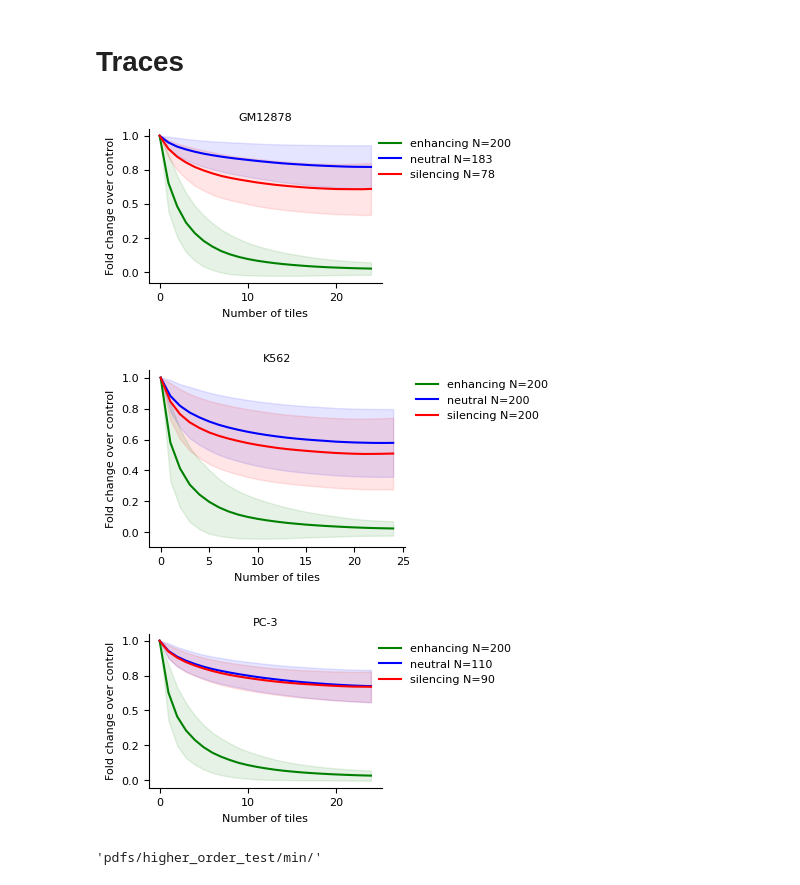
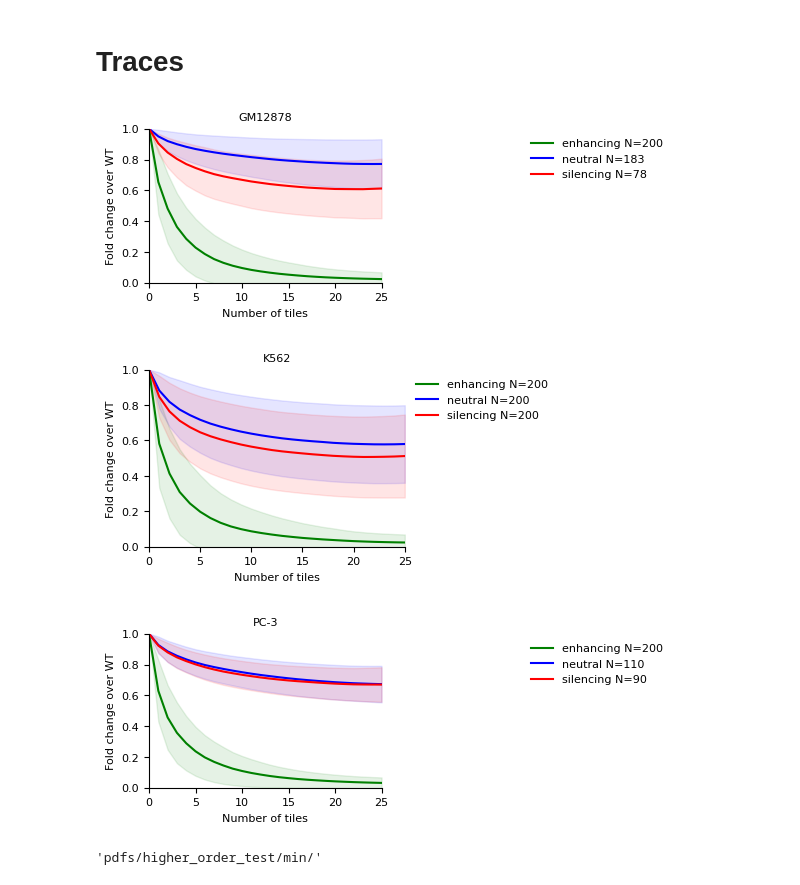
Before and after one commit to p-koo/creme-nn, a Jupyter notebook: figures/enhancer_greedy_search.ipynb, the cells around one changed output. Cells and saved outputs as stored; diff of their text form; code cells hidden in the pictures.

```diff
--- a/figures/enhancer_greedy_search.ipynb
+++ b/figures/enhancer_greedy_search.ipynb
@@ -19,7 +20,7 @@ To enable them in other operations, rebuild TensorFlow with the appropriate comp
 cell_lines = ['PC-3', 'GM12878', 'K562']
 model_name = 'enformer'
 optimization_name = 'min'
-N_iters = 25
+N_iters = 26
 _, cre_tiles = utils.set_tile_range(196608, 5000)
 pdf_base_dir = utils.make_dir('pdfs')
 pdf_dir = utils.make_dir(f"{utils.make_dir(f'{pdf_base_dir}/higher_order_test/')}{optimization_name}/")
@@ -56,10 +57,14 @@ for (context, cell_line), context_maps in location_maps.groupby(['context', 'cel
     g.ax_marg_x.tick_params(axis='x', bottom=False, labelbottom=False)
     g.ax_marg_y.tick_params(axis='y', left=False, labelleft=False)
     # remove ticks showing the heights of the histograms
-    g.ax_marg_x.tick_params(axis='y', left=False, labelleft=False)
+    # g.ax_marg_x.tick_params(axis='y', left=False, labelleft=False)
     g.ax_marg_y.tick_params(axis='x', bottom=False, labelbottom=False)
+    plt.setp(g.ax_marg_x.get_yticklabels(), visible=True,  fontsize=fontsize)
 
-    g.fig.set_size_inches(3.3, 3.8)  # jointplot creates its own figure, the size can only be changed afterwards
+    if cell_line == 'K562':
+        g.fig.set_size_inches(3.3, 3)
+    else:
+        g.fig.set_size_inches(2, 3)  # jointplot creates its own figure, the size can only be changed afterwards
     # g.fig.subplots_adjust(hspace=0.3) # optionally more space for the tick labels
     g.fig.subplots_adjust(hspace=0.05, wspace=0.02)  # less spaced needed when there are no tick labels
     g.fig.suptitle(f'{cell_line} | {context} context', fontsize=fontsize)
@@ -93,37 +96,41 @@ color_map = {'enhancing': 'g', 'neutral':'b', 'silencing':'r'}
 for (cell_line), all_context_data in all_traces.groupby('cell_line'):
     if cell_line == 'K562':
         fig, ax = plt.subplots(1, 1, figsize=[3.3,2.3])
     else:
         fig, ax = plt.subplots(1, 1, figsize=[3, 2])
 
     for context, data in all_context_data.groupby('context'):
         data = data['trace'].values.reshape((data.shape[0]//N_iters, N_iters))
 
         mean = data.mean(axis=0)
         std = data.std(axis=0)
         color = color_map[context]
         ax.plot(mean, c=color, alpha=1, label=f'{context} N={data.shape[0]}')
         ax.fill_between(range(data.shape[1]), mean-std, mean+std, alpha=0.1, color=color)
 
     plt.legend(frameon=False, bbox_to_anchor=[1.6,1], fontsize=fontsize)
     ax.spines['top'].set_visible(False)
     ax.spines['right'].set_visible(False)
+    ax.set_xlim(0, 25)
+    ax.set_xticks([0, 5, 10, 15, 20, 25])
+    ax.set_ylim(0, 1)
+    ax.set_yticks([0, 0.2, 0.4, 0.6, 0.8, 1])
 
     plt.setp(ax.get_xticklabels(), fontsize=fontsize)
     plt.setp(ax.get_yticklabels(), fontsize=fontsize)
     plt.yticks(fontsize=fontsize)
     plt.xticks(fontsize=fontsize)
     plt.title(cell_line, fontsize=fontsize)
     ax.yaxis.set_major_formatter(FormatStrFormatter('%.1f'))
 
 
     plt.xlabel('Number of tiles', fontsize=fontsize)
-    plt.ylabel('Fold change over control', fontsize=fontsize)
+    plt.ylabel('Fold change over WT', fontsize=fontsize)
     fig.savefig(f'{pdf_dir}/{cell_line}_enhancer_search.pdf', bbox_inches='tight')
 # %% [output]
-[figure, old version]
+[figure, new version]
-[figure, old version]
+[figure, new version]
-[figure, old version]
+[figure, new version]
 # %%
 pdf_dir
 # %% [output]
```
Also changed, not shown: parts of 12 cells of this notebook, 10 other files.
